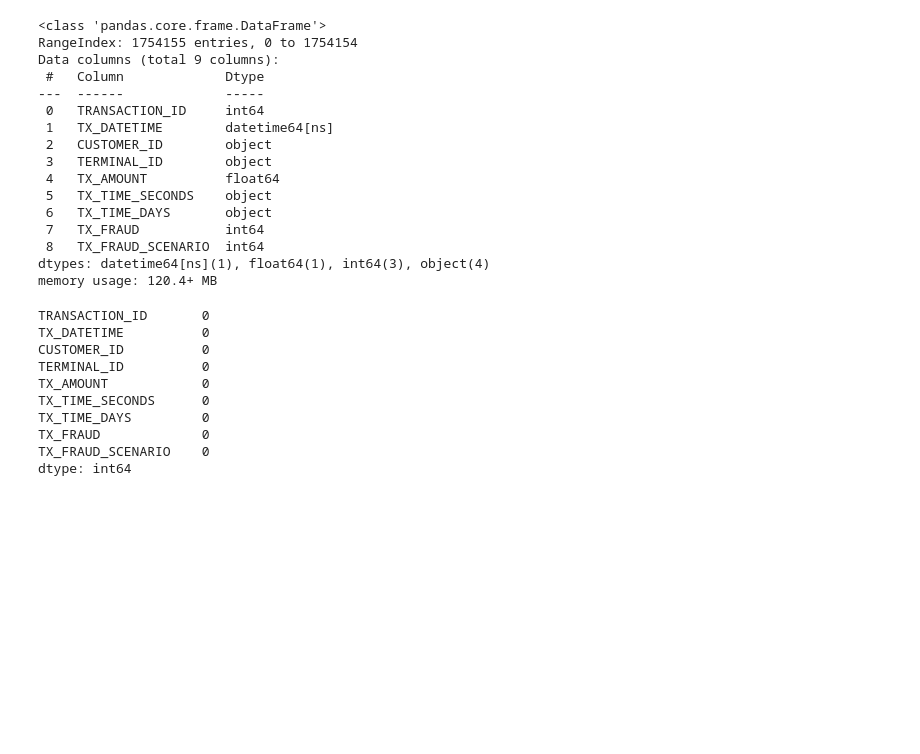
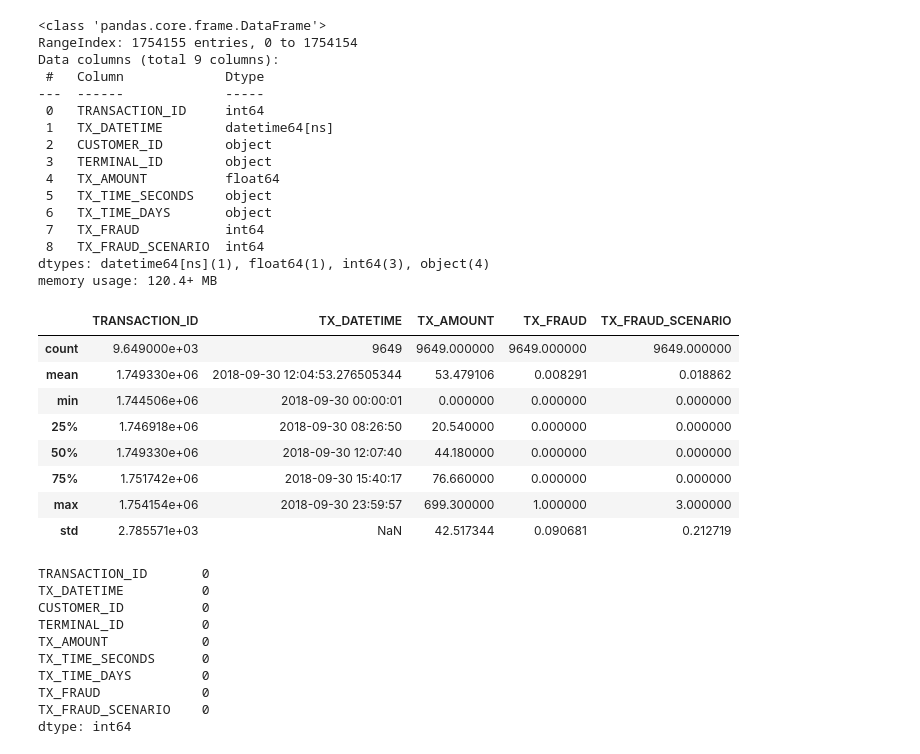
Before and after one commit to gorrethrisha/fraud-transaction-detection, a Jupyter notebook: Fraud Transaction Detection.ipynb, the cells around one changed output. Cells and saved outputs as stored; diff of their text form; code cells hidden in the pictures; blank space fills up the shorter version.

```diff
--- a/Fraud Transaction Detection.ipynb
+++ b/Fraud Transaction Detection.ipynb
@@ -54,6 +71,19 @@ Data columns (total 9 columns):
  8   TX_FRAUD_SCENARIO  int64
 dtypes: datetime64[ns](1), float64(1), int64(3), object(4)
 memory usage: 120.4+ MB
+# %%
+# Statistical summary
+df.describe()
+# %% [output]
+|  | TRANSACTION_ID | TX_DATETIME | TX_AMOUNT | TX_FRAUD | TX_FRAUD_SCENARIO |
+| count | 9.649000e+03 | 9649 | 9649.000000 | 9649.000000 | 9649.000000 |
+| mean | 1.749330e+06 | 2018-09-30 12:04:53.276505344 | 53.479106 | 0.008291 | 0.018862 |
+| min | 1.744506e+06 | 2018-09-30 00:00:01 | 0.000000 | 0.000000 | 0.000000 |
+| 25% | 1.746918e+06 | 2018-09-30 08:26:50 | 20.540000 | 0.000000 | 0.000000 |
+| 50% | 1.749330e+06 | 2018-09-30 12:07:40 | 44.180000 | 0.000000 | 0.000000 |
+| 75% | 1.751742e+06 | 2018-09-30 15:40:17 | 76.660000 | 0.000000 | 0.000000 |
+| max | 1.754154e+06 | 2018-09-30 23:59:57 | 699.300000 | 1.000000 | 3.000000 |
+| std | 2.785571e+03 | NaN | 42.517344 | 0.090681 | 0.212719 |
 # %%
 print(final_df.isnull().sum())
 # %% [output]
```
Also changed, not shown: parts of 36 cells of this notebook.
